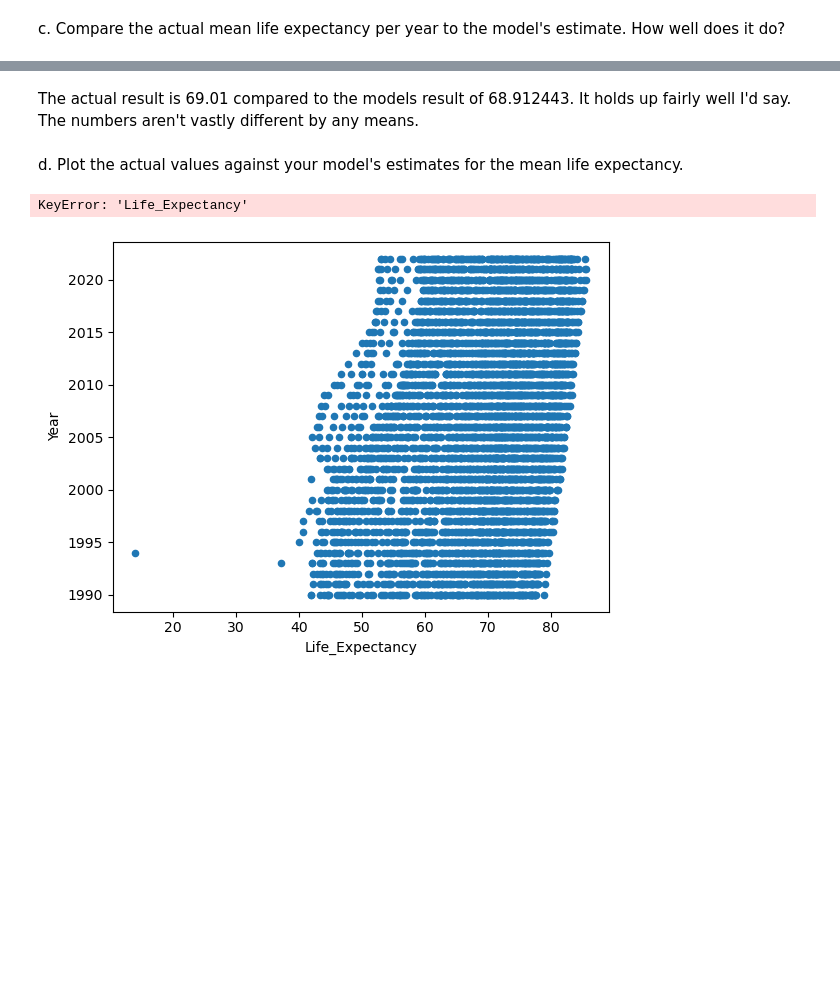
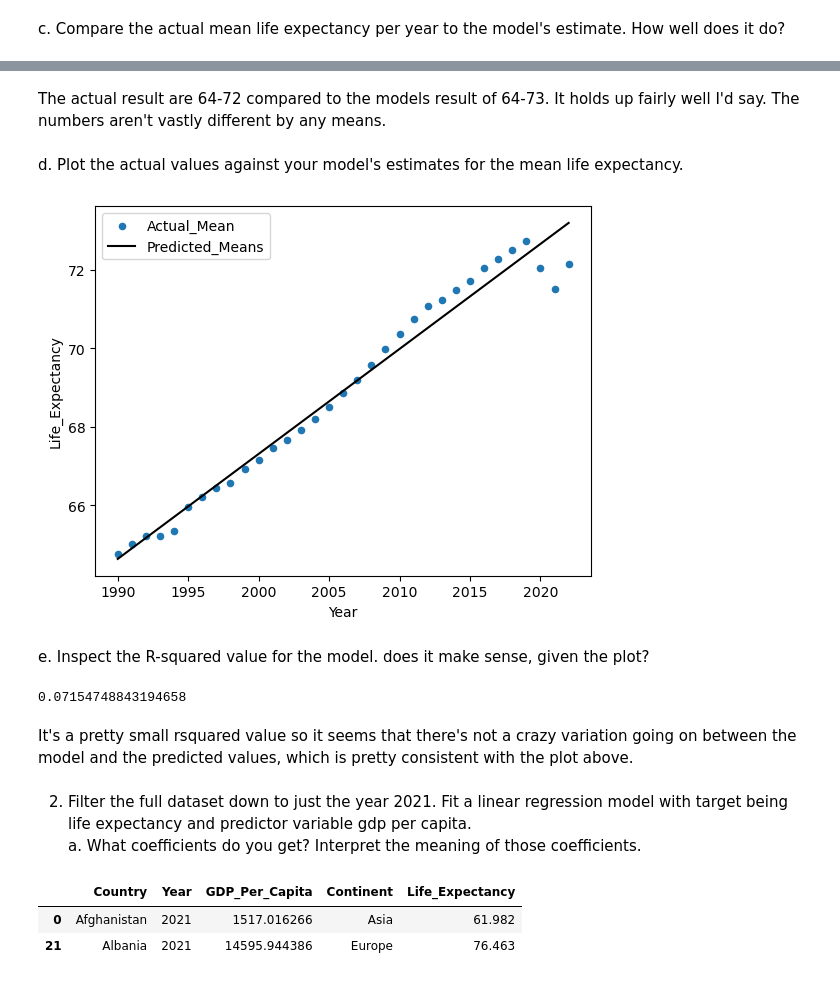
Before and after one commit to nss-data-science-cohort-8/un-linear-regression-Jorgen85Lex, a Jupyter notebook: notebooks/Linear_Regression.ipynb, the cells around one changed output, grey strips where cells are left out. Saved outputs shown, nothing was run; the diff lists cells and outputs as text; code cells hidden in the pictures; blank space fills up the shorter version.

```diff
--- a/notebooks/Linear_Regression.ipynb
+++ b/notebooks/Linear_Regression.ipynb
@@ -66,12 +93,12 @@ These new coefficients say that for each 4.38 years, the slope(life expectancy)
 # %% [markdown]
 c. Compare the actual mean life expectancy per year to the model's estimate. How well does it do?
 # %%
-pred_df = pd.DataFrame(
+pred_mean = pd.DataFrame(
     {
         'Year': np.linspace(start=gdp_le['Year'].min(), stop=gdp_le['Year'].max())
     }
 )
-pred_df['mean_estimate'] = gdp_fit.predict(pred_df)
+pred_mean['Life_Expectancy'] = gdp_fit.predict(pred_mean)
 
-pred_df.head(2)
+pred_mean
 # %% [output]
@@ -89,0 +122,3 @@ gdp_mean
+# %%
+actual_mean = gdp_le.groupby('Year')['Life_Expectancy'].mean().reset_index()
+actual_mean
@@ -90,11 +143,28 @@ gdp_mean
 # %% [markdown]
-The actual result is 69.01 compared to the models result of 68.912443. It holds up fairly well I'd say. The numbers aren't vastly different by any means.
+The actual result are 64-72 compared to the models result of 64-73. It holds up fairly well I'd say. The numbers aren't vastly different by any means.
 # %% [markdown]
  d. Plot the actual values against your model's estimates for the mean life expectancy.
 # %%
 fig, ax = plt.subplots()
-gdp_le.plot(kind="scatter", x="Life_Expectancy", y="Year", ax=ax)
-pred_df.plot(kind="line", x="Life_Expectancy", y="mean_estimate", color="black", ax=ax);
+actual_mean.plot(kind="scatter", x="Year", y="Life_Expectancy", ax=ax, label = 'Actual_Mean')
+pred_mean.plot(kind="line", x="Year", y="Life_Expectancy", color="black", ax=ax, label = 'Predicted_Means');
 # %% [output]
-KeyError: 'Life_Expectancy'
-[figure, old version]
+[figure, new version]
+# %% [markdown]
+e. Inspect the R-squared value for the model. does it make sense, given the plot?
+# %%
+gdp_fit.rsquared
+# %% [output]
+0.07154748843194658
+# %% [markdown]
+It's a pretty small rsquared value so it seems that there's not a crazy variation going on between the model and the predicted values, which is pretty consistent with the plot above.
+# %% [markdown]
+2. Filter the full dataset down to just the year 2021. Fit a linear regression model with target being life expectancy and predictor variable gdp per capita.
+    a. What coefficients do you get? Interpret the meaning of those coefficients.
+# %%
+gdp_le_2021 = gdp_le[gdp_le['Year'] == 2021]
+gdp_le_2021.head(2)
+# %% [output]
+|  | Country | Year | GDP_Per_Capita | Continent | Life_Expectancy |
+| 0 | Afghanistan | 2021 | 1517.016266 | Asia | 61.982 |
+| 21 | Albania | 2021 | 14595.944386 | Europe | 76.463 |
```
Also changed, not shown: parts of 36 cells of this notebook.
